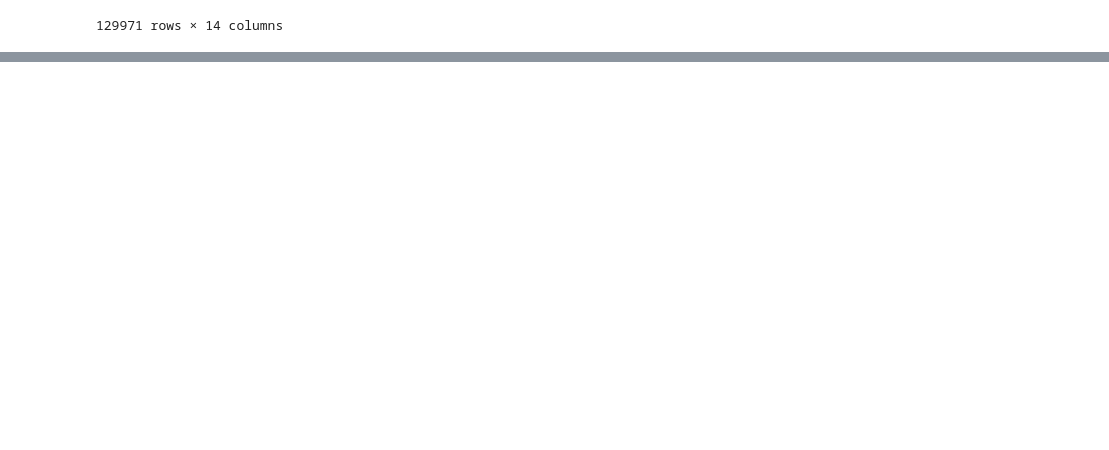
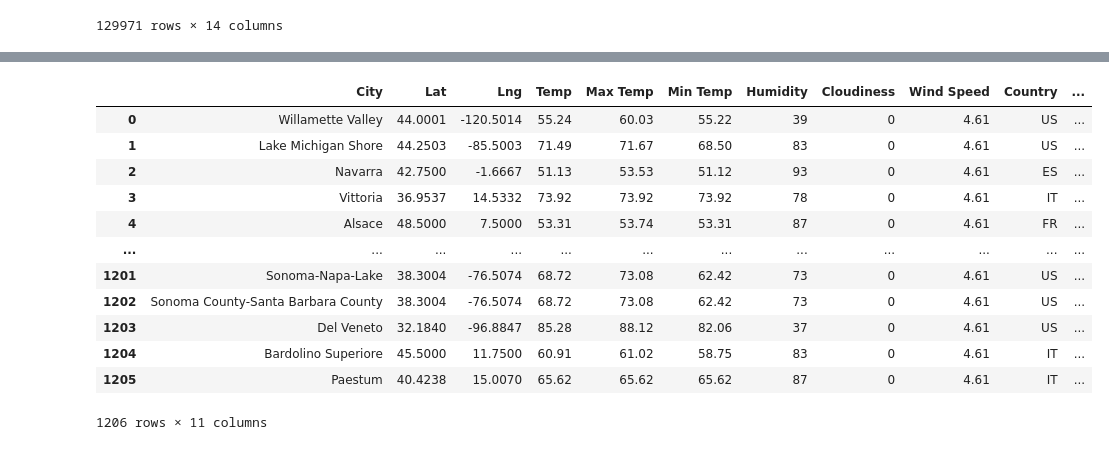
Before and after one commit to J-Schea29/ETL-Project, a Jupyter notebook: Wine_data.ipynb, the cells around one changed output, grey strips where cells are left out. Cells and saved outputs as stored; diff of their text form; code cells hidden in the pictures; blank space fills up the shorter version.

```diff
--- a/Wine_data.ipynb
+++ b/Wine_data.ipynb
@@ -87,18 +64,0 @@ def findGeocode(city):
-# %%
-for i in (province["province"]):
-
-    if findGeocode(i) != None:
-
-        loc = findGeocode(i)
-
-        # coordinates returned from
-        # function is stored into
-        # two separate list
-        latitude.append(loc.latitude)
-        longitude.append(loc.longitude)
-    # if coordinate for a city not
-    # found, insert "NaN" indicating
-    # missing value
-    else:
-        latitude.append(np.nan)
-        longitude.append(np.nan)
@@ -127,7 +81,7 @@ print("Beginning Data Retrieval")
 print("----------------------------")
 
 #loop through cities retreiving data for each city
-for i in (province["province"]):
+for i in provinces_cleaned["province"]:
     time.sleep(1)
 
     #check to see if there is data for city
@@ -174,0 +296,18 @@ print("Complete!")
+# %%
+weather = pd.DataFrame(city_weather)
+weather.to_csv("./Resources/output.csv", index_label = "City ID")
+weather
+# %% [output]
+|  | City | Lat | Lng | Temp | Max Temp | Min Temp | Humidity | Cloudiness | Wind Speed | Country | ... |
+| 0 | Willamette Valley | 44.0001 | -120.5014 | 55.24 | 60.03 | 55.22 | 39 | 0 | 4.61 | US | ... |
+| 1 | Lake Michigan Shore | 44.2503 | -85.5003 | 71.49 | 71.67 | 68.50 | 83 | 0 | 4.61 | US | ... |
+| 2 | Navarra | 42.7500 | -1.6667 | 51.13 | 53.53 | 51.12 | 93 | 0 | 4.61 | ES | ... |
+| 3 | Vittoria | 36.9537 | 14.5332 | 73.92 | 73.92 | 73.92 | 78 | 0 | 4.61 | IT | ... |
+| 4 | Alsace | 48.5000 | 7.5000 | 53.31 | 53.74 | 53.31 | 87 | 0 | 4.61 | FR | ... |
+| ... | ... | ... | ... | ... | ... | ... | ... | ... | ... | ... | ... |
+| 1201 | Sonoma-Napa-Lake | 38.3004 | -76.5074 | 68.72 | 73.08 | 62.42 | 73 | 0 | 4.61 | US | ... |
+| 1202 | Sonoma County-Santa Barbara County | 38.3004 | -76.5074 | 68.72 | 73.08 | 62.42 | 73 | 0 | 4.61 | US | ... |
+| 1203 | Del Veneto | 32.1840 | -96.8847 | 85.28 | 88.12 | 82.06 | 37 | 0 | 4.61 | US | ... |
+| 1204 | Bardolino Superiore | 45.5000 | 11.7500 | 60.91 | 61.02 | 58.75 | 83 | 0 | 4.61 | IT | ... |
+| 1205 | Paestum | 40.4238 | 15.0070 | 65.62 | 65.62 | 65.62 | 87 | 0 | 4.61 | IT | ... |
+1206 rows × 11 columns
```
Also changed, not shown: parts of 7 cells of this notebook.
